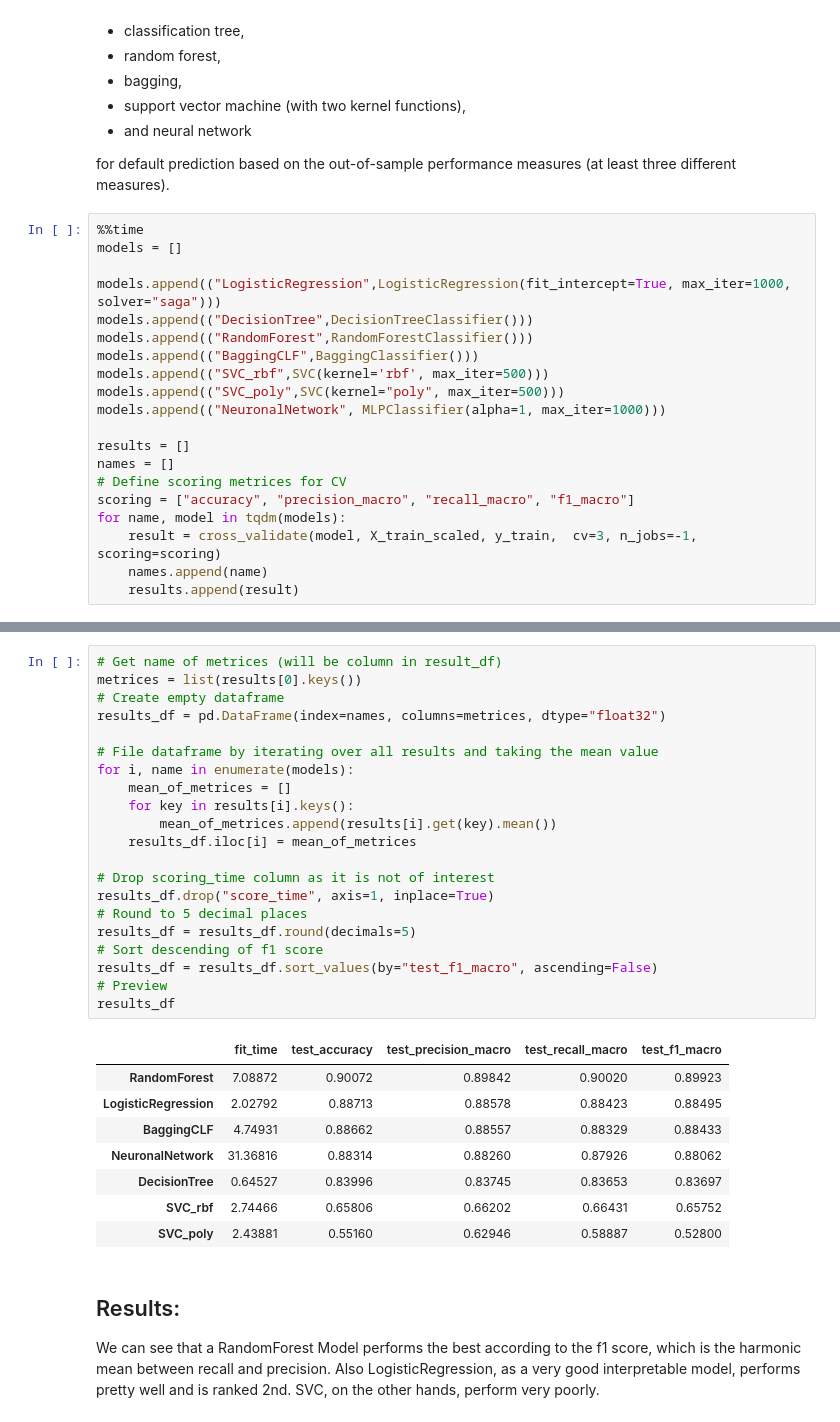
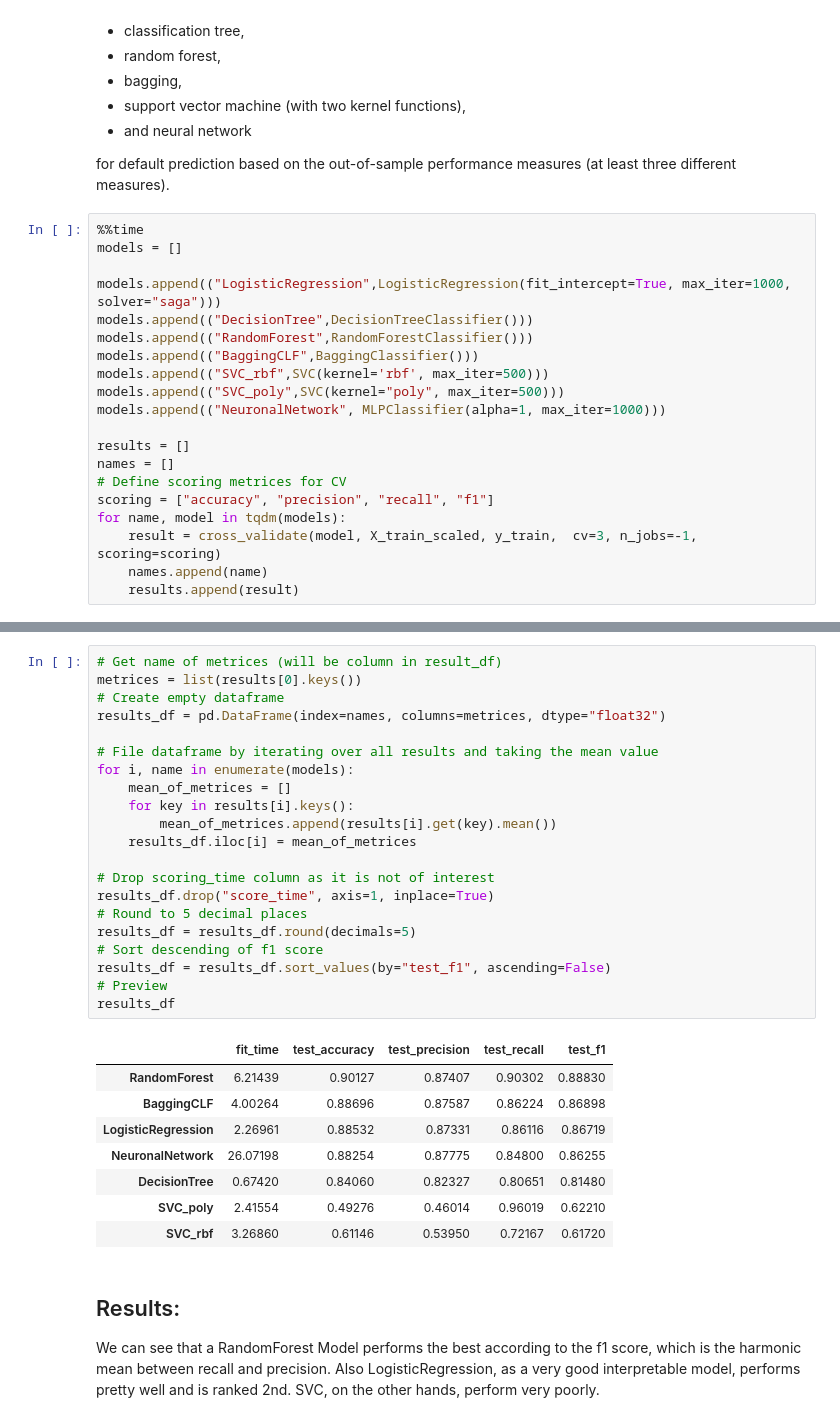
Before and after one commit to negralessio/advanced-ml-final-project, a Jupyter notebook: notebooks/predictions.ipynb, the cells around one changed output, grey strips where cells are left out. Cells and saved outputs as stored; diff of their text form.

```diff
--- a/notebooks/predictions.ipynb
+++ b/notebooks/predictions.ipynb
@@ -374,7 +374,7 @@ models.append(("NeuronalNetwork", MLPClassifier(alpha=1, max_iter=1000)))
 results = []
 names = []
 # Define scoring metrices for CV
-scoring = ["accuracy", "precision_macro", "recall_macro", "f1_macro"]
+scoring = ["accuracy", "precision", "recall", "f1"]
 for name, model in tqdm(models):
     result = cross_validate(model, X_train_scaled, y_train,  cv=3, n_jobs=-1, scoring=scoring)
     names.append(name)
@@ -385,33 +385,33 @@ Wall time: 59.5 s
 # %%
 # Get name of metrices (will be column in result_df)
 metrices = list(results[0].keys())
 # Create empty dataframe
 results_df = pd.DataFrame(index=names, columns=metrices, dtype="float32")
 
 # File dataframe by iterating over all results and taking the mean value
 for i, name in enumerate(models):
     mean_of_metrices = []
     for key in results[i].keys():
         mean_of_metrices.append(results[i].get(key).mean())
     results_df.iloc[i] = mean_of_metrices
 
 # Drop scoring_time column as it is not of interest
 results_df.drop("score_time", axis=1, inplace=True)
 # Round to 5 decimal places
 results_df = results_df.round(decimals=5)
 # Sort descending of f1 score
-results_df = results_df.sort_values(by="test_f1_macro", ascending=False)
+results_df = results_df.sort_values(by="test_f1", ascending=False)
 # Preview
 results_df
 # %% [output]
-|  | fit_time | test_accuracy | test_precision_macro | test_recall_macro | test_f1_macro |
-| RandomForest | 7.08872 | 0.90072 | 0.89842 | 0.90020 | 0.89923 |
-| LogisticRegression | 2.02792 | 0.88713 | 0.88578 | 0.88423 | 0.88495 |
-| BaggingCLF | 4.74931 | 0.88662 | 0.88557 | 0.88329 | 0.88433 |
-| NeuronalNetwork | 31.36816 | 0.88314 | 0.88260 | 0.87926 | 0.88062 |
-| DecisionTree | 0.64527 | 0.83996 | 0.83745 | 0.83653 | 0.83697 |
-| SVC_rbf | 2.74466 | 0.65806 | 0.66202 | 0.66431 | 0.65752 |
-| SVC_poly | 2.43881 | 0.55160 | 0.62946 | 0.58887 | 0.52800 |
+|  | fit_time | test_accuracy | test_precision | test_recall | test_f1 |
+| RandomForest | 6.21439 | 0.90127 | 0.87407 | 0.90302 | 0.88830 |
+| BaggingCLF | 4.00264 | 0.88696 | 0.87587 | 0.86224 | 0.86898 |
+| LogisticRegression | 2.26961 | 0.88532 | 0.87331 | 0.86116 | 0.86719 |
+| NeuronalNetwork | 26.07198 | 0.88254 | 0.87775 | 0.84800 | 0.86255 |
+| DecisionTree | 0.67420 | 0.84060 | 0.82327 | 0.80651 | 0.81480 |
+| SVC_poly | 2.41554 | 0.49276 | 0.46014 | 0.96019 | 0.62210 |
+| SVC_rbf | 3.26860 | 0.61146 | 0.53950 | 0.72167 | 0.61720 |
 # %% [markdown]
 ## Results:
 We can see that a RandomForest Model performs the best according to the f1 score, which is the harmonic mean between recall and precision. Also LogisticRegression, as a very good interpretable model, performs pretty well and is ranked 2nd. SVC, on the other hands, perform very poorly.
```
Also changed, not shown: parts of 15 cells of this notebook.
